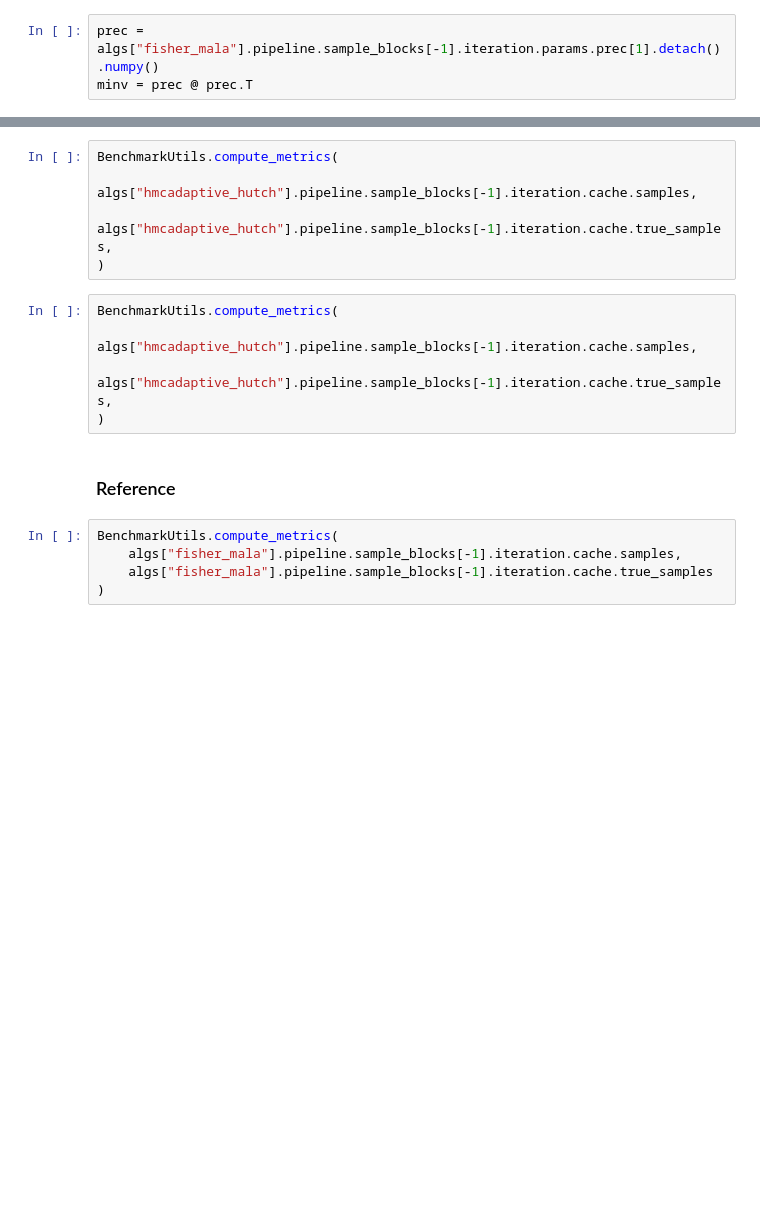
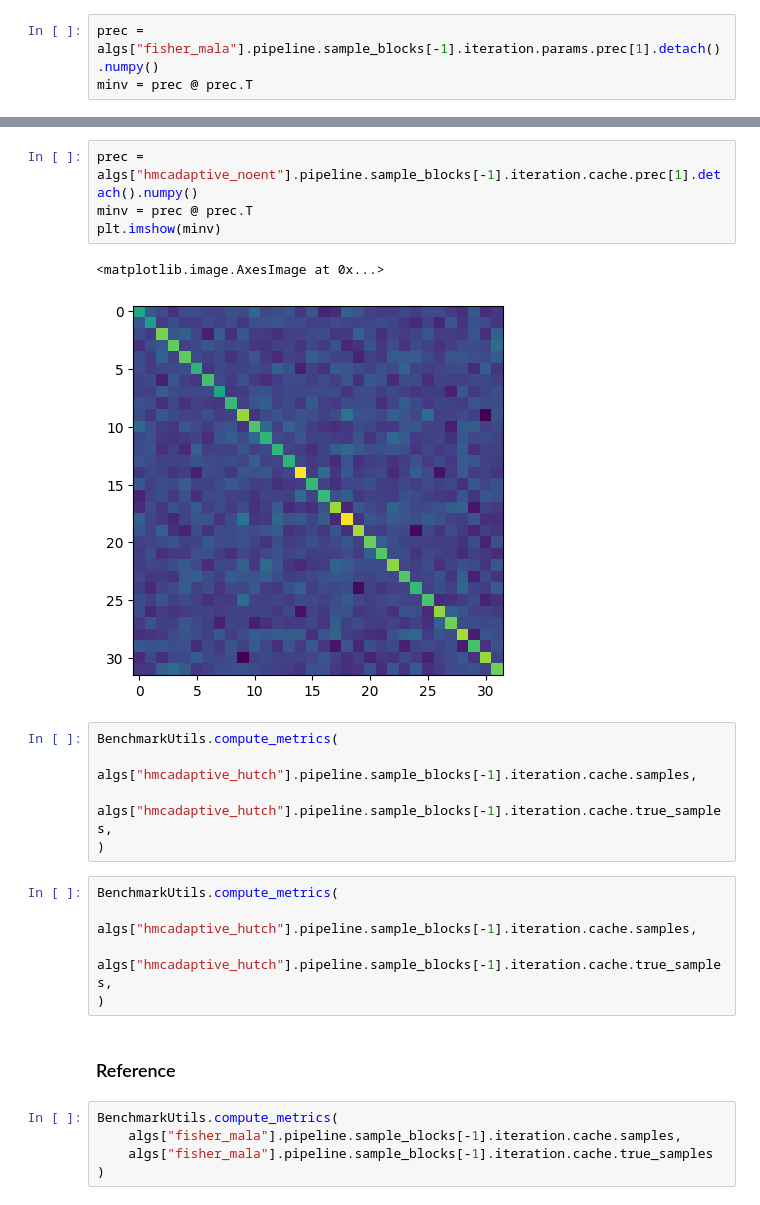
Before and after one commit to cepessh/adaptive_mcmc, a Jupyter notebook: notebooks/last_year_code_test.ipynb, the cells around one changed output, grey strips where cells are left out. Drawn from its saved outputs; the diff is of its cells as text; blank space fills up the shorter version.

```diff
--- a/notebooks/last_year_code_test.ipynb
+++ b/notebooks/last_year_code_test.ipynb
@@ -673,3 +799,10 @@ minv
+# %%
+prec = algs["hmcadaptive_noent"].pipeline.sample_blocks[-1].iteration.cache.prec[1].detach().numpy()
+minv = prec @ prec.T
+plt.imshow(minv)
+# %% [output]
+<matplotlib.image.AxesImage at 0x...>
+[figure, added]
 # %%
 BenchmarkUtils.compute_metrics(
     algs["hmcadaptive_hutch"].pipeline.sample_blocks[-1].iteration.cache.samples,
```
Also changed, not shown: parts of 27 cells of this notebook.
